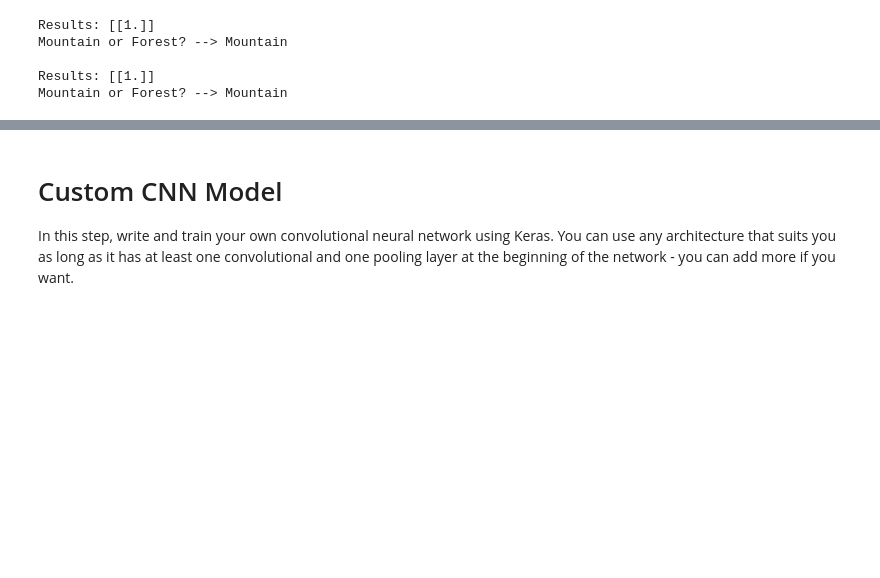
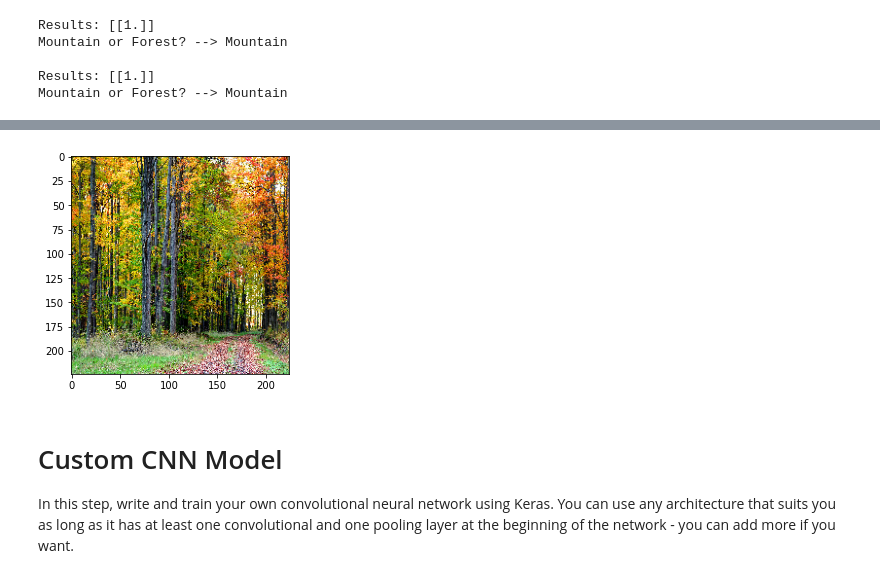
Before and after one commit to jmmiddour/DSPT8-Unit-4-ML, a Jupyter notebook: DS-Unit-4-Sprint-3-Deep-Learning/module2-convolutional-neural-networks/LS_DS_432_Convolution_Neural_Networks_Assignment.ipynb, the cells around one changed output, grey strips where cells are left out. Cells and saved outputs as stored; diff of their text form; code cells hidden in the pictures; blank space fills up the shorter version.

```diff
--- a/DS-Unit-4-Sprint-3-Deep-Learning/module2-convolutional-neural-networks/LS_DS_432_Convolution_Neural_Networks_Assignment.ipynb
+++ b/DS-Unit-4-Sprint-3-Deep-Learning/module2-convolutional-neural-networks/LS_DS_432_Convolution_Neural_Networks_Assignment.ipynb
@@ -266,3 +279,8 @@ Mountain or Forest? --> Mountain
+# %%
+# Show the forest image I loaded to predict on
+plt.imshow(image.load_img(fpath, target_size=(224, 224)));
+# %% [output]
+[figure, added]
 # %% [markdown]
 # Custom CNN Model
 
```
Also changed, not shown: parts of 16 cells of this notebook.
